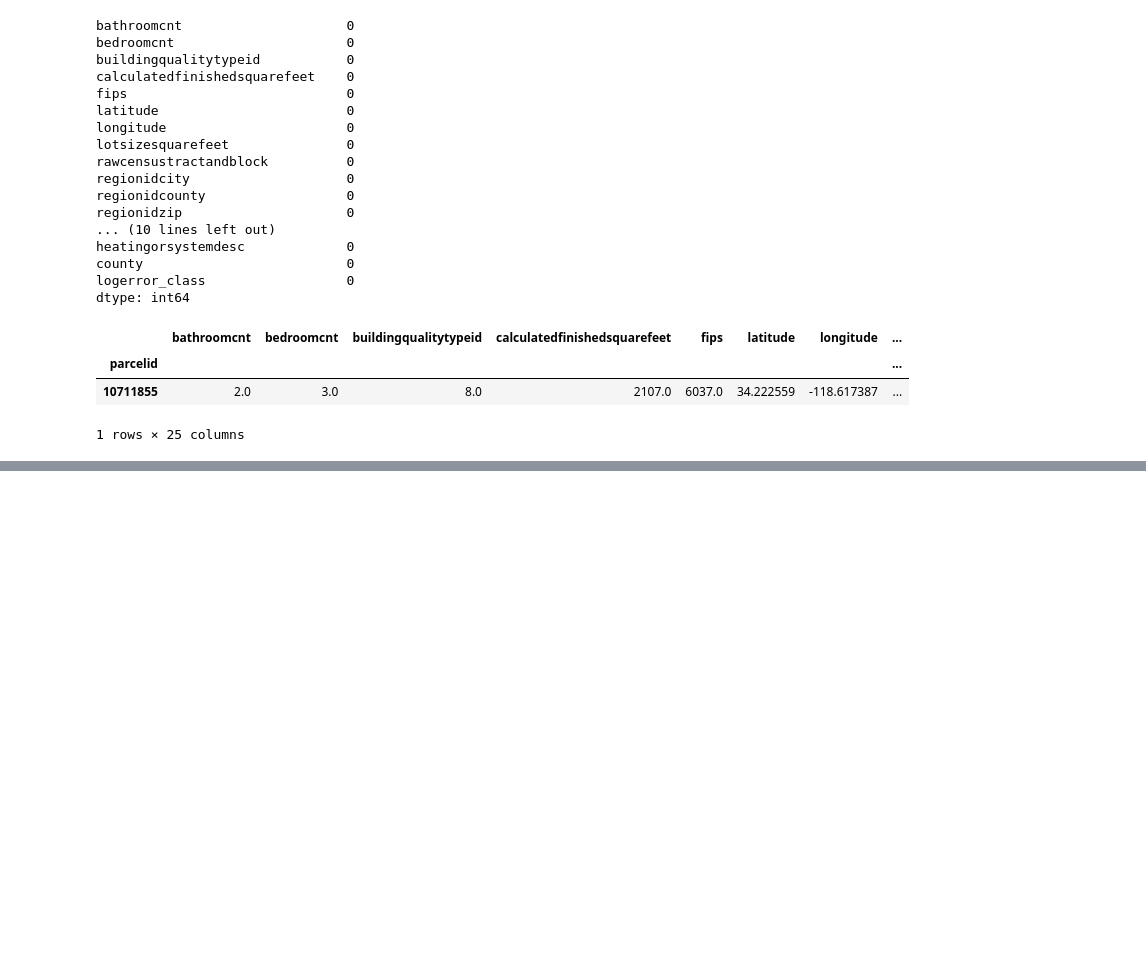
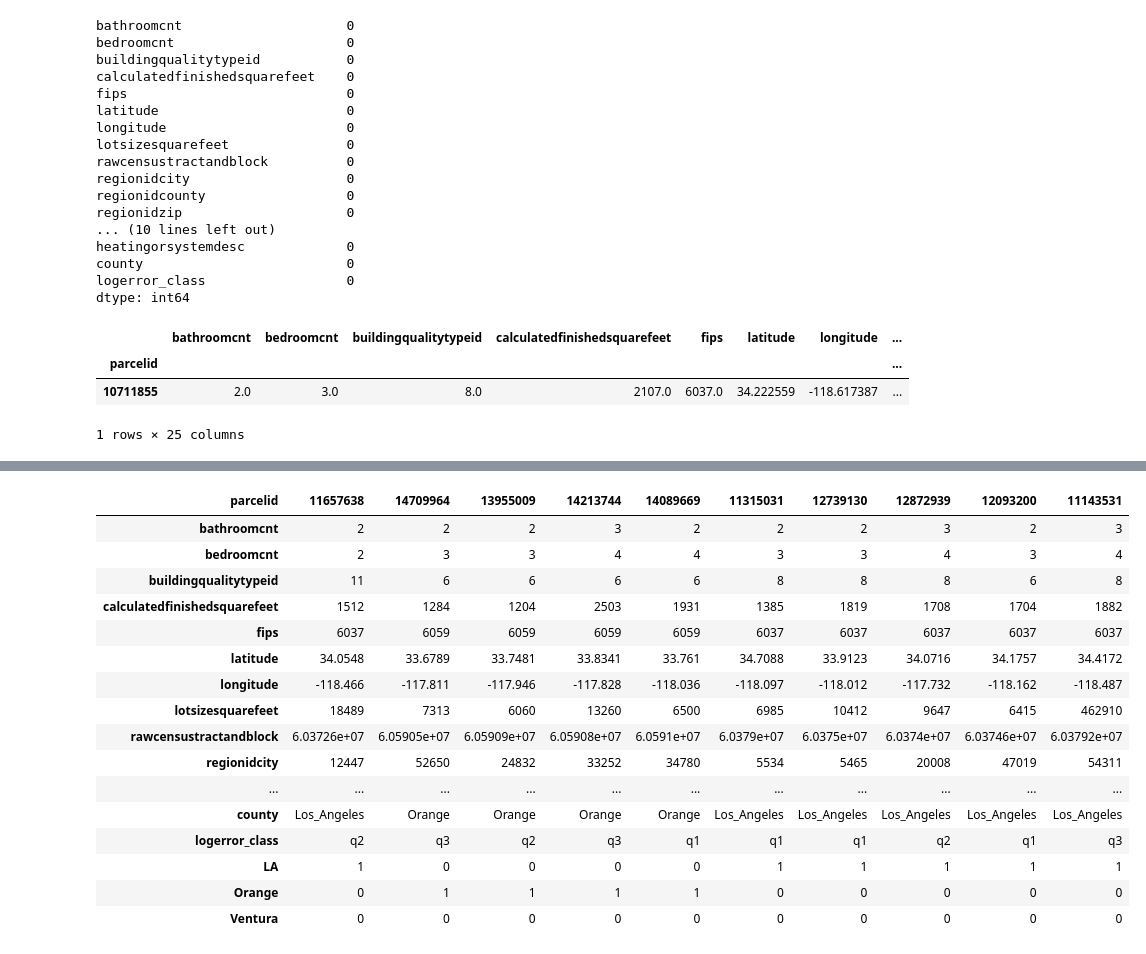
Before and after one commit to Gabriela-and-Justin/Zillow-Clustering-Project, a Jupyter notebook: justin_scratchpad.ipynb, the cells around one changed output, grey strips where cells are left out. Cells and saved outputs as stored; diff of their text form; code cells hidden in the pictures; blank space fills up the shorter version.

```diff
--- a/justin_scratchpad.ipynb
+++ b/justin_scratchpad.ipynb
@@ -58,8 +71,26 @@ df.head(1)
 | parcelid |  |  |  |  |  |  |  | ... |
 | 10711855 | 2.0 | 3.0 | 8.0 | 2107.0 | 6037.0 | 34.222559 | -118.617387 | ... |
 1 rows × 25 columns
+# %%
+def get_counties():
+    '''
+    This function will create dummy variables out of the original fips column.
+    And return a dataframe with all of the original columns except regionidcounty.
+    We will keep fips column for data validation after making changes.
+    New columns added will be 'LA', 'Orange', and 'Ventura' which are boolean
+    The fips ids are renamed to be the name of the county each represents.
+    '''
+    # create dummy vars of fips id
+    county_df = pd.get_dummies(df.fips)
+    # rename columns by actual county name
+    county_df.columns = ['LA', 'Orange', 'Ventura']
+    # concatenate the dataframe with the 3 county columns to the original dataframe
+    df_dummies = pd.concat([df, county_df], axis = 1)
+    # drop regionidcounty and fips columns
+    df_dummies = df_dummies.drop(columns = ['regionidcounty'])
+    return df_dummies
 # %%
-df = explore.get_county_dummies(df)
+df = get_counties()
 df.head()
 # %% [output]
 |  | bathroomcnt | bedroomcnt | buildingqualitytypeid | calculatedfinishedsquarefeet | fips | latitude | longitude | ... |
@@ -72,0 +116,20 @@ df.head()
+# %%
+df.sample(10).T
+# %% [output]
+| parcelid | 11657638 | 14709964 | 13955009 | 14213744 | 14089669 | 11315031 | 12739130 | 12872939 | 12093200 | 11143531 |
+| bathroomcnt | 2 | 2 | 2 | 3 | 2 | 2 | 2 | 3 | 2 | 3 |
+| bedroomcnt | 2 | 3 | 3 | 4 | 4 | 3 | 3 | 4 | 3 | 4 |
+| buildingqualitytypeid | 11 | 6 | 6 | 6 | 6 | 8 | 8 | 8 | 6 | 8 |
+| calculatedfinishedsquarefeet | 1512 | 1284 | 1204 | 2503 | 1931 | 1385 | 1819 | 1708 | 1704 | 1882 |
+| fips | 6037 | 6059 | 6059 | 6059 | 6059 | 6037 | 6037 | 6037 | 6037 | 6037 |
+| latitude | 34.0548 | 33.6789 | 33.7481 | 33.8341 | 33.761 | 34.7088 | 33.9123 | 34.0716 | 34.1757 | 34.4172 |
+| longitude | -118.466 | -117.811 | -117.946 | -117.828 | -118.036 | -118.097 | -118.012 | -117.732 | -118.162 | -118.487 |
+| lotsizesquarefeet | 18489 | 7313 | 6060 | 13260 | 6500 | 6985 | 10412 | 9647 | 6415 | 462910 |
+| rawcensustractandblock | 6.03726e+07 | 6.05905e+07 | 6.05909e+07 | 6.05908e+07 | 6.0591e+07 | 6.0379e+07 | 6.0375e+07 | 6.0374e+07 | 6.03746e+07 | 6.03792e+07 |
+| regionidcity | 12447 | 52650 | 24832 | 33252 | 34780 | 5534 | 5465 | 20008 | 47019 | 54311 |
+| ... | ... | ... | ... | ... | ... | ... | ... | ... | ... | ... |
+| county | Los_Angeles | Orange | Orange | Orange | Orange | Los_Angeles | Los_Angeles | Los_Angeles | Los_Angeles | Los_Angeles |
+| logerror_class | q2 | q3 | q2 | q3 | q1 | q1 | q1 | q2 | q1 | q3 |
+| LA | 1 | 0 | 0 | 0 | 0 | 1 | 1 | 1 | 1 | 1 |
+| Orange | 0 | 1 | 1 | 1 | 1 | 0 | 0 | 0 | 0 | 0 |
+| Ventura | 0 | 0 | 0 | 0 | 0 | 0 | 0 | 0 | 0 | 0 |
```
Also changed, not shown: parts of 46 cells of this notebook.
